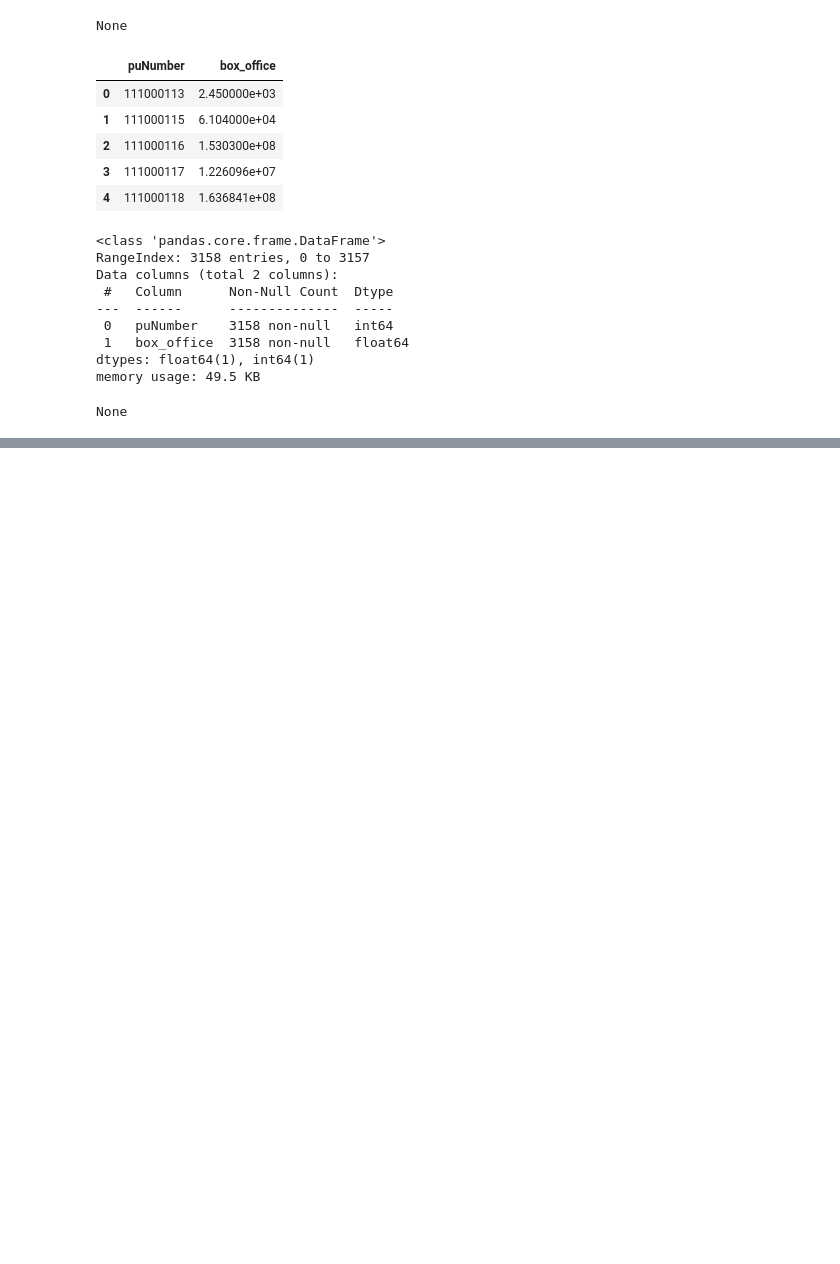
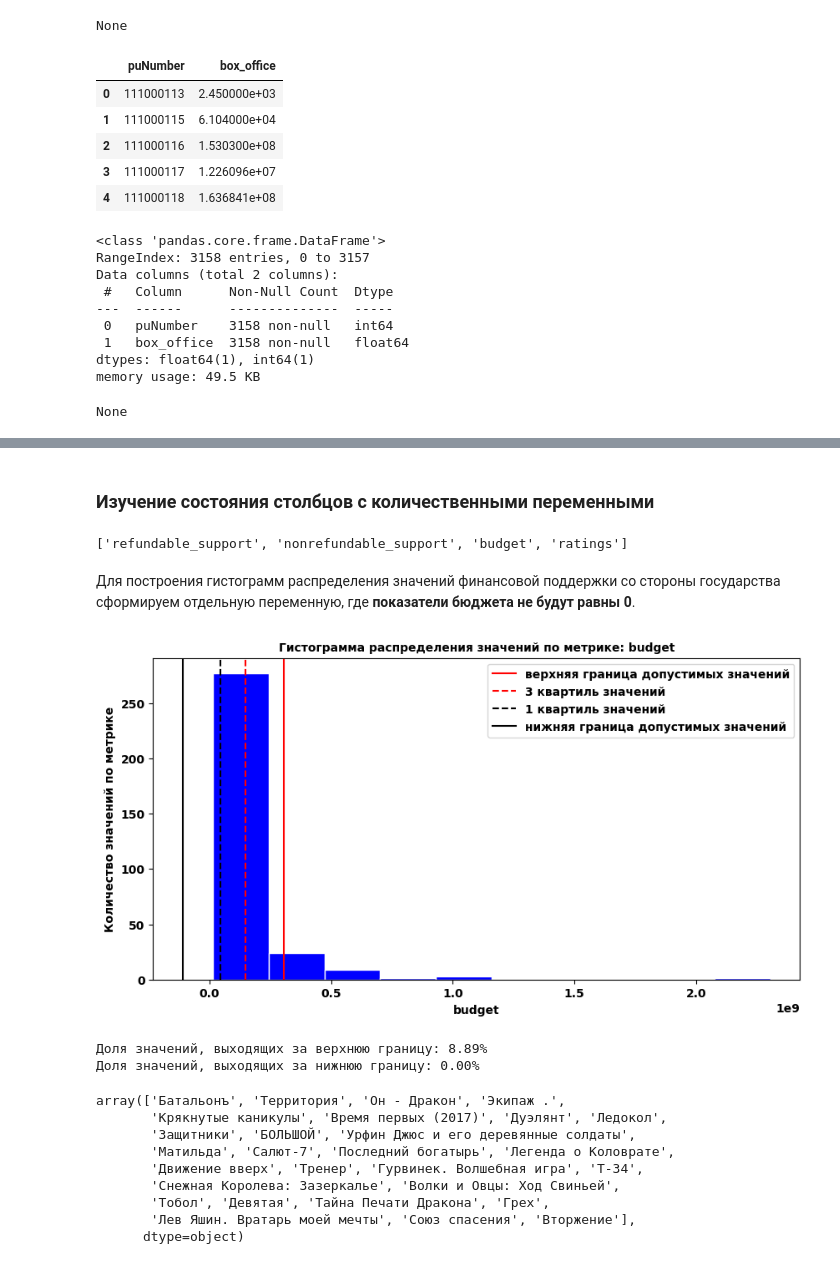
Before and after one commit to MrKostas/YandexPractikum_projects, a Jupyter notebook: notebooks/FourthPetProject_MainProject1.ipynb, the cells around one changed output, grey strips where cells are left out. Saved outputs shown, nothing was run; the diff lists cells and outputs as text; code cells hidden in the pictures; blank space fills up the shorter version.

```diff
--- a/notebooks/FourthPetProject_MainProject1.ipynb
+++ b/notebooks/FourthPetProject_MainProject1.ipynb
@@ -120,0 +346,3 @@ None
+# %%
+# исключаем из датасета объекты с дубликатами прокатного удостоверения
+mkrf_movies = mkrf_movies.drop_duplicates(subset = 'puNumber', keep  = 'first')
@@ -120,0 +381,8 @@ None
+# %%
+# извлечение значений возрастной категории
+mkrf_movies['age_restriction'] = mkrf_movies['age_restriction'].str.slice(start = 0, stop = 4)
+# замена оставшихся символов
+for symb in ['«', '»']:
+    mkrf_movies['age_restriction'] = mkrf_movies['age_restriction'].str.replace(symb, '')
+# вывод на экран обновленных значений
+mkrf_movies['age_restriction'].unique()
@@ -120,0 +405,59 @@ None
+# %% [markdown]
+### Изучение состояния столбцов с количественными переменными <a class = 'anchor' id = 'Предобработка_количественные'></a>
+# %%
+# формирование списка названий столбцов, содержащих количественные значения
+num_values = mkrf_movies.select_dtypes(include = ['float', 'int']).columns.to_list()
+
+# вывод на экран значений списка
+print(num_values)
+# %% [output]
+['refundable_support', 'nonrefundable_support', 'budget', 'ratings']
+# %%
+# инициализация пользовательской функции по построению гистограмм по передаваемым метрикам
+def histogram_plotting(data: pd.DataFrame, feature : str, bins: int, x_size: int, y_size: int):
+    # вычисление статистических метрик для дальнейшей визуализации
+    q1 = data[feature].quantile(0.25)
+    q3 = data[feature].quantile(0.75)
+    upper_bound = q3 + 1.5 * (q3 - q1)
+    lower_bound = q1 - 1.5 * (q3 - q1)
+
+    # построение визуализации
+    plt.figure(figsize = (x_size, y_size))
+    plt.hist(data[feature], color = 'blue', edgecolor = 'white', bins = bins)
+    plt.axvline(upper_bound, c = 'red', ls = '-', label = 'верхняя граница допустимых значений')
+    plt.axvline(q3, c = 'red', ls = '--', label = '3 квартиль значений')
+    plt.axvline(q1, c = 'black', ls = '--', label = '1 квартиль значений')
+    plt.axvline(lower_bound, c = 'black', ls = '-', label = 'нижняя граница допустимых значений')
+    plt.title(f'Гистограмма распределения значений по метрике: {feature}', fontsize = 10)
+    plt.xlabel(feature)
+    plt.ylabel('Количество значений по метрике')
+    plt.legend()
+    plt.show()
+
+    # расчет доли аномальных значений по метрике
+    print('Доля значений, выходящих за верхнюю границу: {:.2%}'.format(data[data[feature] > upper_bound].shape[0] / data[feature].shape[0]))
+    print('Доля значений, выходящих за нижнюю границу: {:.2%}'.format(data[data[feature] < lower_bound].shape[0] / data[feature].shape[0]))
+
+    # вывод на экран объектов, с значениями, превышающими верхнюю границу
+    display(data[data[feature] > upper_bound]['title'].unique())
+# %% [markdown]
+Для построения гистограмм распределения значений финансовой поддержки со стороны государства сформируем отдельную переменную, где **показатели бюджета не будут равны 0**.
+# %%
+# инициализация переменной 'state_movies' для хранения фильмов получивших государственную поддержку
+state_movies = mkrf_movies[mkrf_movies['budget'] != 0]
+# %%
+# построение гистограммы распределения значений бюджета
+histogram_plotting(state_movies, 'budget', 10, 10, 5)
+# %% [output]
+[figure, added]
+Доля значений, выходящих за верхнюю границу: 8.89%
+Доля значений, выходящих за нижнюю границу: 0.00%
+array(['Батальонъ', 'Территория', 'Он - Дракон', 'Экипаж .',
+       'Крякнутые каникулы', 'Время первых (2017)', 'Дуэлянт', 'Ледокол',
+       'Защитники', 'БОЛЬШОЙ', 'Урфин Джюс и его деревянные солдаты',
+       'Матильда', 'Салют-7', 'Последний богатырь', 'Легенда о Коловрате',
+       'Движение вверх', 'Тренер', 'Гурвинек. Волшебная игра', 'Т-34',
+       'Снежная Королева: Зазеркалье', 'Волки и Овцы: Ход Свиньей',
+       'Тобол', 'Девятая', 'Тайна Печати Дракона', 'Грех',
+       'Лев Яшин. Вратарь моей мечты', 'Союз спасения', 'Вторжение'],
+      dtype=object)
```
Also changed, not shown: parts of 37 cells of this notebook.
